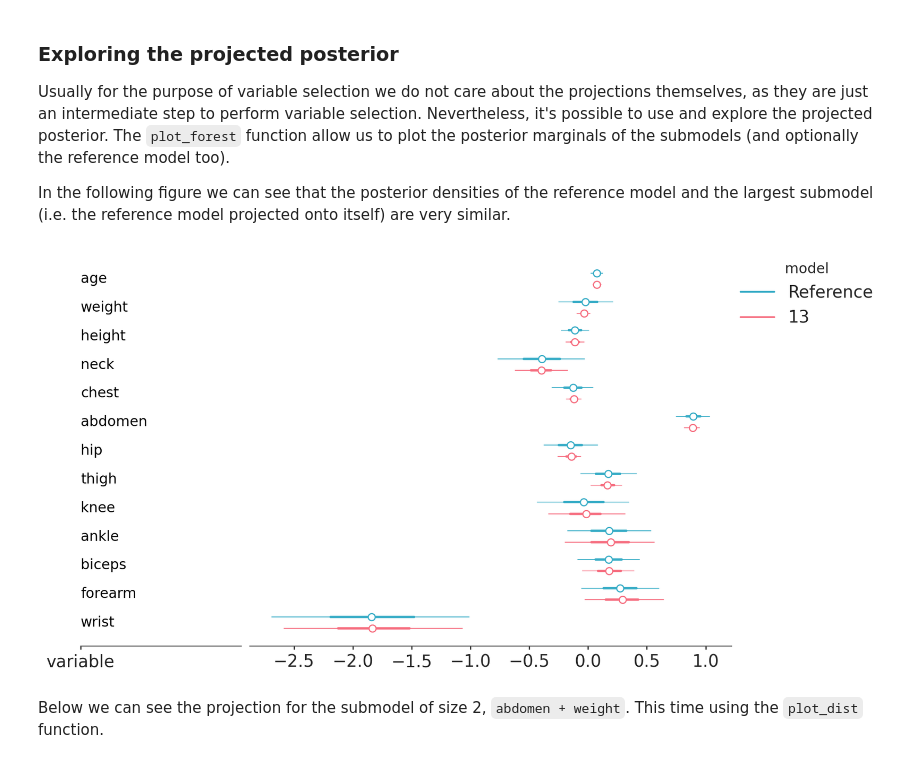
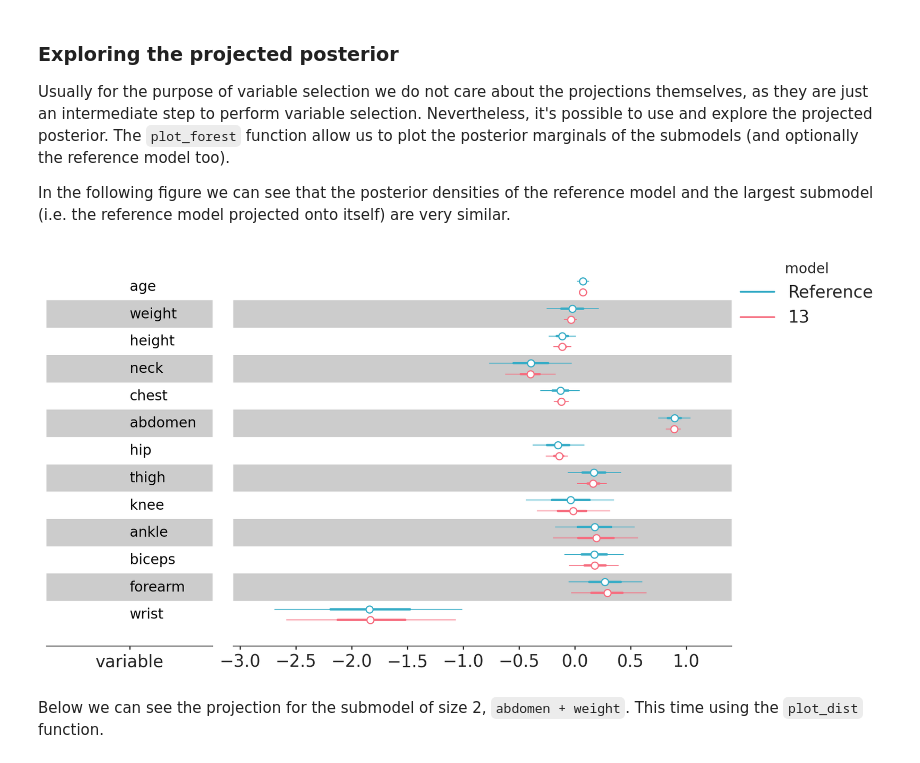
Before and after one commit to bambinos/kulprit, a Jupyter notebook: docs/examples/Examples.ipynb, the cells around one changed output. Saved outputs shown, nothing was run; the diff lists cells and outputs as text; code cells hidden in the pictures.

```diff
--- a/docs/examples/Examples.ipynb
+++ b/docs/examples/Examples.ipynb
@@ -106,12 +106,11 @@ In the following figure we can see that the posterior densities of the reference
 # %%
 kpt.plot_forest(ppi,
                    submodels=[13],
                    include_reference=True,
-                   shade_label=None,
                    figure_kwargs={"figsize": (10, 5)},
                   );
 # %% [output]
-[figure, old version]
+[figure, new version]
 # %% [markdown]
 Below we can see the projection for the submodel of size 2, `abdomen + weight`. This time using the `plot_dist` function.
 # %%
```
Also changed, not shown: parts of 3 cells of this notebook, 3 other files.
